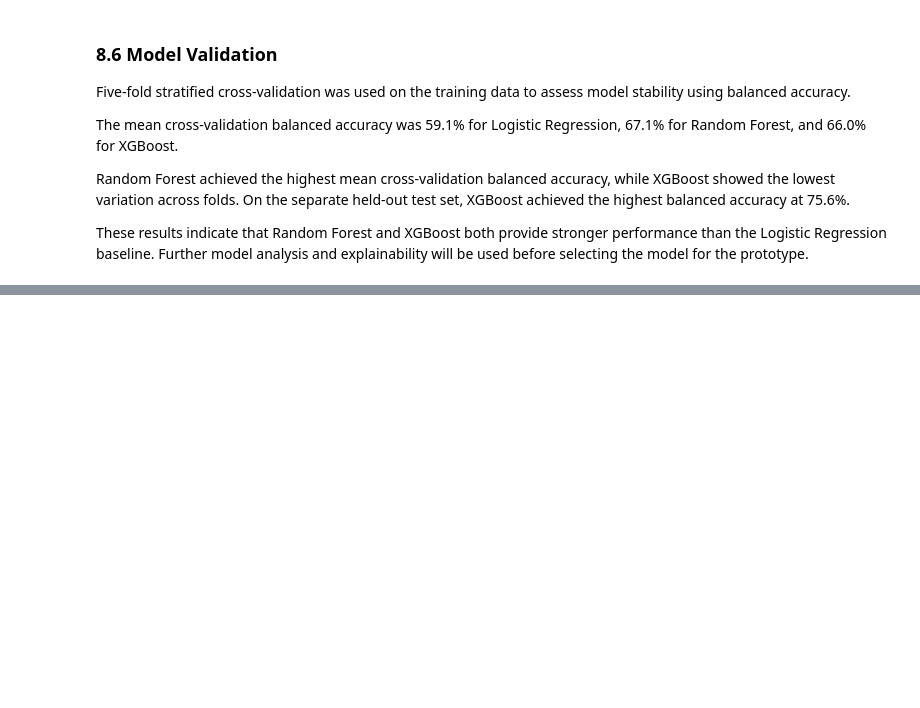
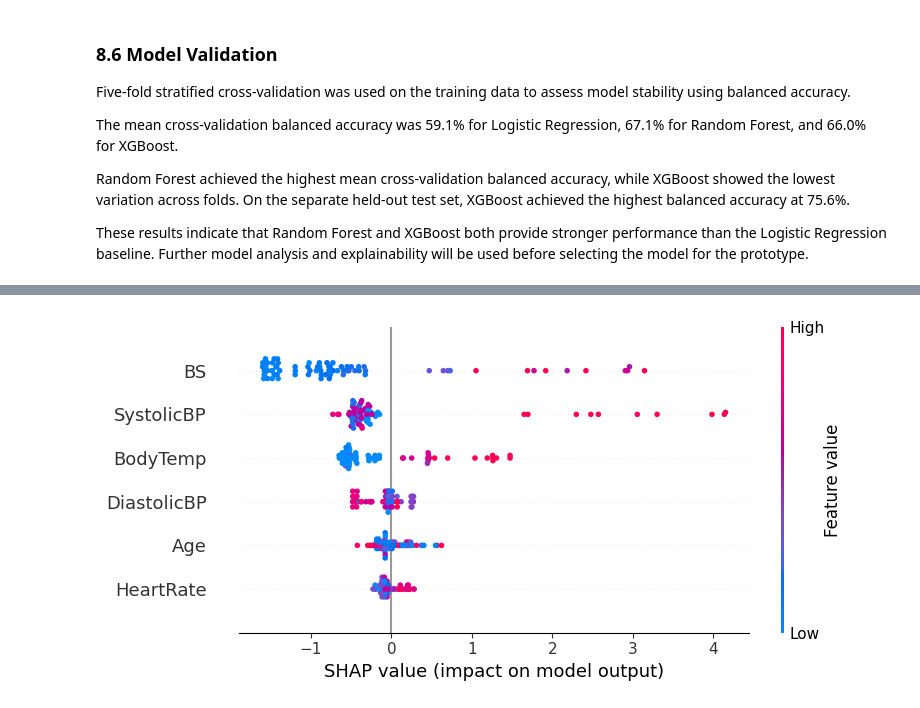
Before and after one commit to Spacexst/AppliedAI, a Jupyter notebook: Project.ipynb, the cells around one changed output, grey strips where cells are left out. Cells and saved outputs as stored; diff of their text form; code cells hidden in the pictures; blank space fills up the shorter version.

Commit message:
Save final XGBoost model and updated notebook

```diff
--- a/Project.ipynb
+++ b/Project.ipynb
@@ -1424,0 +1485,10 @@ These results indicate that Random Forest and XGBoost both provide stronger perf
+# %%
+# Remove HeartRate = 7 records
+df_final = df_model[df_model["HeartRate"] != 7].copy()
+
+print("Final modelling dataset shape:", df_final.shape)
+print("\nHeartRate = 7 records:")
+print((df_final["HeartRate"] == 7).sum())
+
+print("\nRiskLevel distribution:")
+print(df_final["RiskLevel"].value_counts())
@@ -1424,0 +1693,15 @@ These results indicate that Random Forest and XGBoost both provide stronger perf
+# %%
+# Split the data into training and testing sets
+
+X_train, X_test, y_train, y_test = train_test_split(
+    X,
+    y_encoded,
+    test_size=0.20,
+    random_state=42,
+    stratify=y_encoded
+)
+
+print("Training features:", X_train.shape)
+print("Testing features:", X_test.shape)
+print("Training target:", y_train.shape)
+print("Testing target:", y_test.shape)
@@ -1424,0 +1730,6 @@ These results indicate that Random Forest and XGBoost both provide stronger perf
+# %%
+# Create SHAP explainer for XGBoost
+
+explainer_xgb = shap.TreeExplainer(xgb_model)
+
+print("SHAP explainer created successfully.")
@@ -1424,0 +1738,6 @@ These results indicate that Random Forest and XGBoost both provide stronger perf
+# %%
+# Calculate SHAP values for the test data
+
+shap_values_xgb = explainer_xgb.shap_values(X_test)
+
+print("SHAP values shape:", shap_values_xgb.shape)
@@ -1424,0 +1767,10 @@ These results indicate that Random Forest and XGBoost both provide stronger perf
+# %%
+# SHAP summary plot for High Risk (class 2)
+
+shap.summary_plot(
+    shap_values_xgb[:, :, 2],
+    X_test,
+    feature_names=X_test.columns
+)
+# %% [output]
+[figure, added]
```
Also changed, not shown: parts of 86 cells of this notebook, 1 other file.
